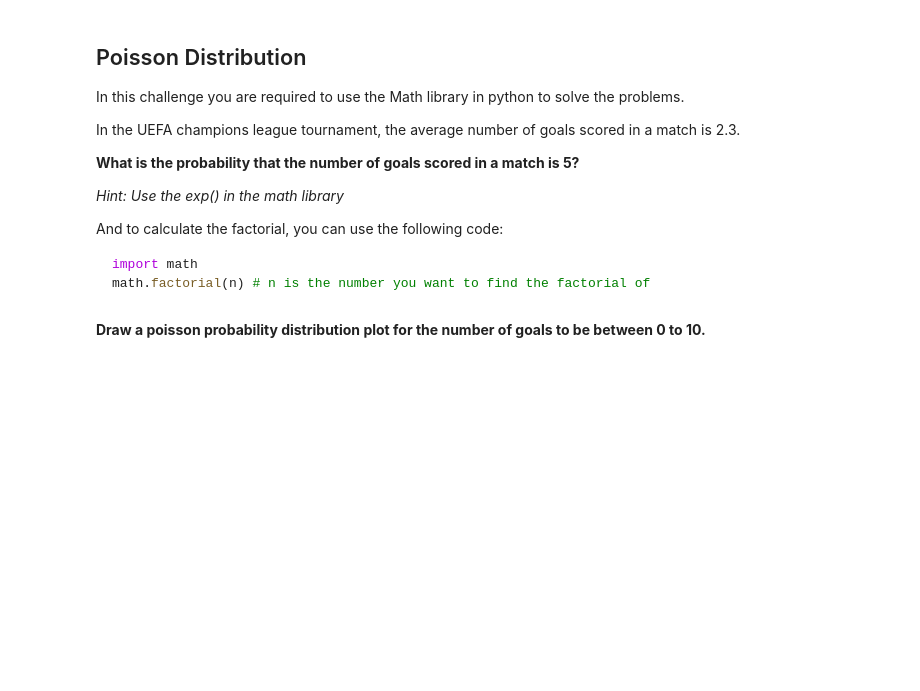
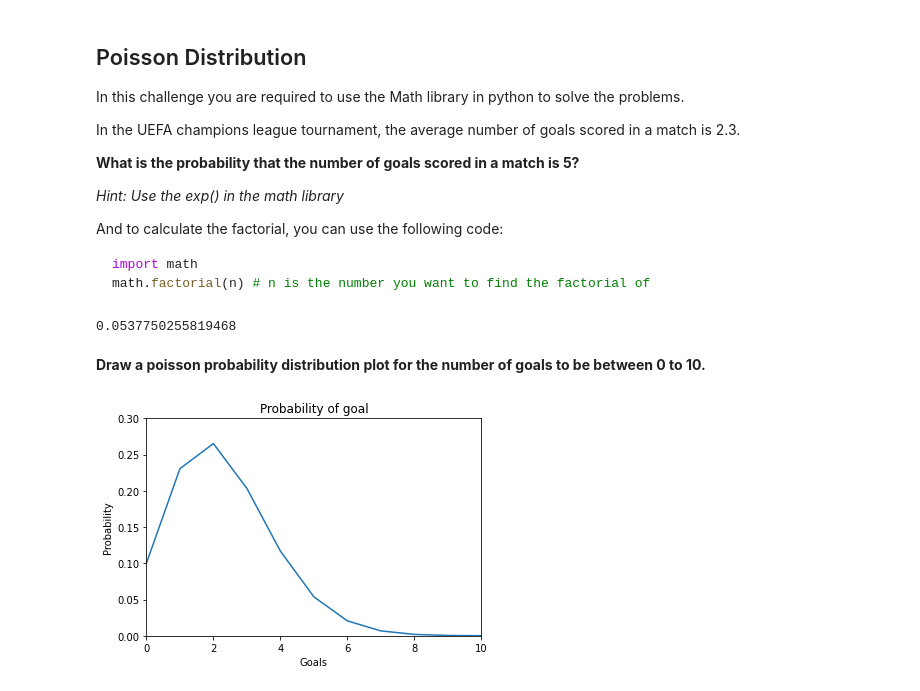
Before and after one commit to ironhack-datalabs/datamad1020, a Jupyter notebook: module-2/lab-discrete-probability-distribution/your-code/main.ipynb, the cells around one changed output. Saved outputs shown, nothing was run; the diff lists cells and outputs as text; code cells hidden in the pictures; blank space fills up the shorter version.

```diff
--- a/module-2/lab-discrete-probability-distribution/your-code/main.ipynb
+++ b/module-2/lab-discrete-probability-distribution/your-code/main.ipynb
@@ -114,5 +121,25 @@ math.factorial(n) # n is the number you want to find the factorial of
+# %%
+# your code here
+m = 2.3
+x=5
+((math.exp(-m))*(m**x))/(factorial(x))
+# %% [output]
+0.0537750255819468
 # %% [markdown]
 **Draw a poisson probability distribution plot for the number of goals to be between 0 to 10.**
 # %%
 # your code here
 # Please label the axes and give a title to the plot
+n = 10
+k = np.arange(n+1)
+y=poisson.pmf(k, m)
+
+
+plt.title("Probability of goal")
+plt.ylabel("Probability")
+plt.xlabel("Goals")
+plt.ylim(0,0.3)
+plt.xlim(0,10)
+plt.plot(y);
+# %% [output]
+[figure, added]
```
Also changed, not shown: parts of 4 cells of this notebook.
